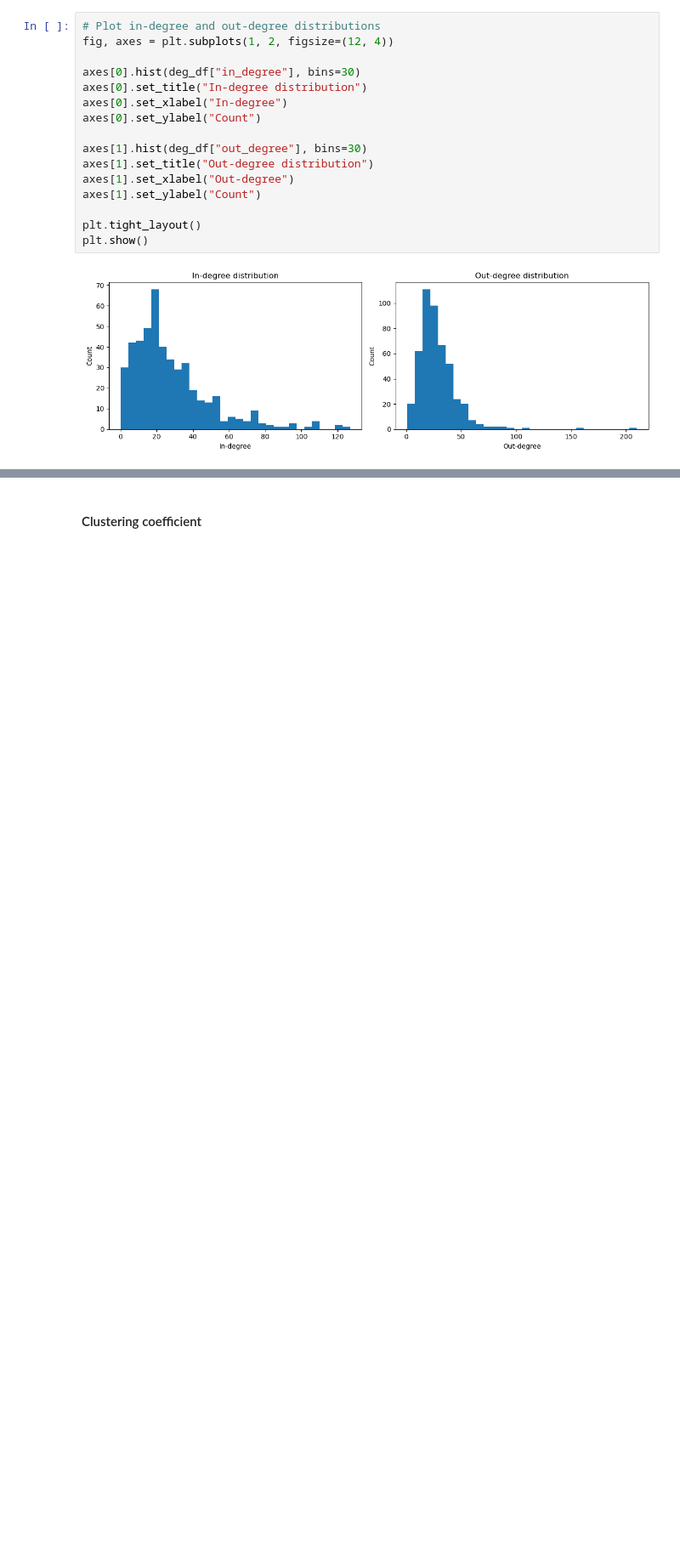
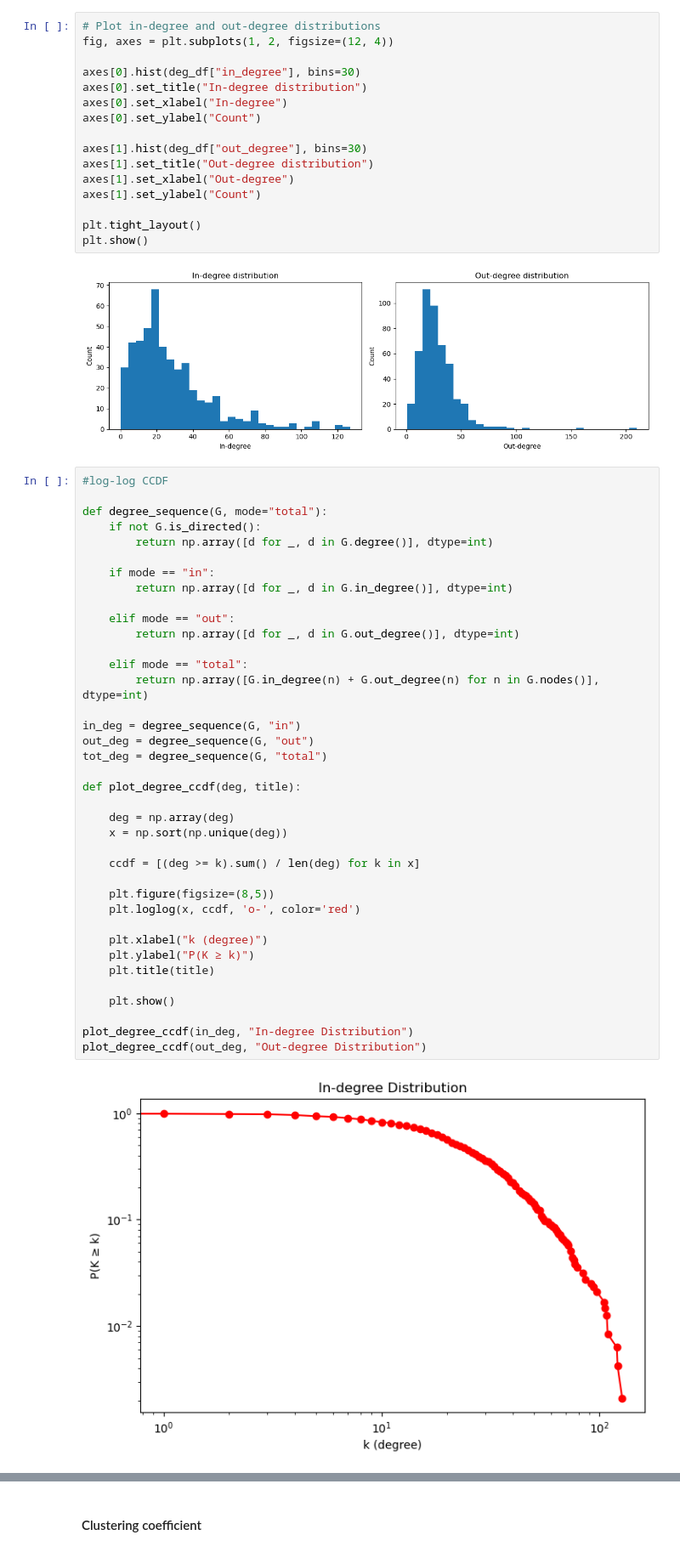
Before and after one commit to leilacielok/network_analysis, a Jupyter notebook: network_analysis.ipynb, the cells around one changed output, grey strips where cells are left out. Shown at 85% size. Saved outputs shown, nothing was run; the diff lists cells and outputs as text; blank space fills up the shorter version.

```diff
--- a/network_analysis.ipynb
+++ b/network_analysis.ipynb
@@ -299,3 +282,43 @@ plt.tight_layout()
 plt.show()
 # %% [output]
 [figure]
+# %%
+#log-log CCDF
+
+def degree_sequence(G, mode="total"):
+    if not G.is_directed():
+        return np.array([d for _, d in G.degree()], dtype=int)
+
+    if mode == "in":
+        return np.array([d for _, d in G.in_degree()], dtype=int)
+
+    elif mode == "out":
+        return np.array([d for _, d in G.out_degree()], dtype=int)
+
+    elif mode == "total":
+        return np.array([G.in_degree(n) + G.out_degree(n) for n in G.nodes()], dtype=int)
+
+in_deg = degree_sequence(G, "in")
+out_deg = degree_sequence(G, "out")
+tot_deg = degree_sequence(G, "total")
+
+def plot_degree_ccdf(deg, title):
+
+    deg = np.array(deg)
+    x = np.sort(np.unique(deg))
+
+    ccdf = [(deg >= k).sum() / len(deg) for k in x]
+
+    plt.figure(figsize=(8,5))
+    plt.loglog(x, ccdf, 'o-', color='red')
+
+    plt.xlabel("k (degree)")
+    plt.ylabel("P(K ≥ k)")
+    plt.title(title)
+
+    plt.show()
+
+plot_degree_ccdf(in_deg, "In-degree Distribution")
+plot_degree_ccdf(out_deg, "Out-degree Distribution")
+# %% [output]
+[figure, added]
```
Also changed, not shown: parts of 17 cells of this notebook.
